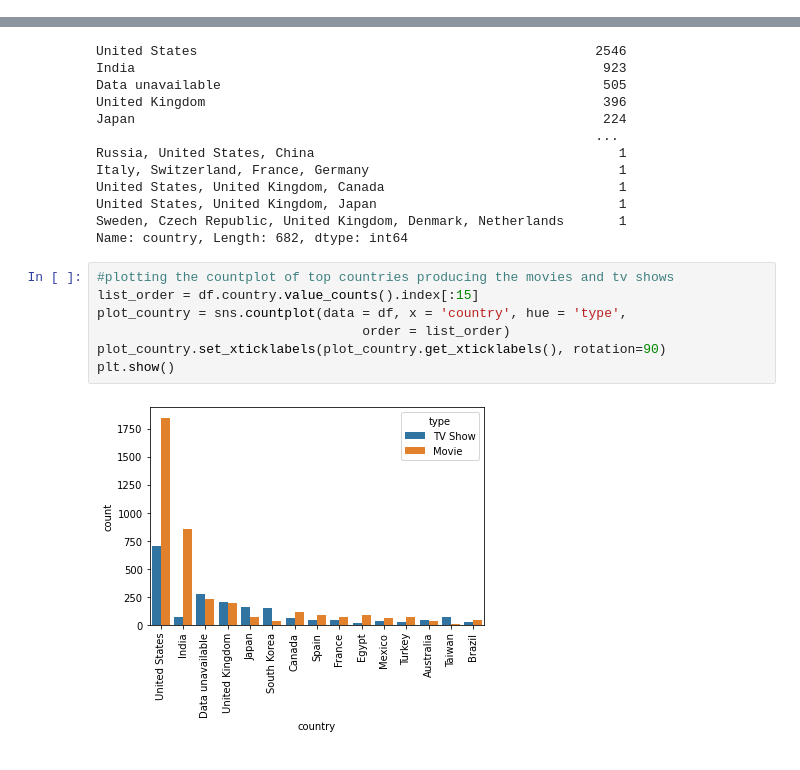
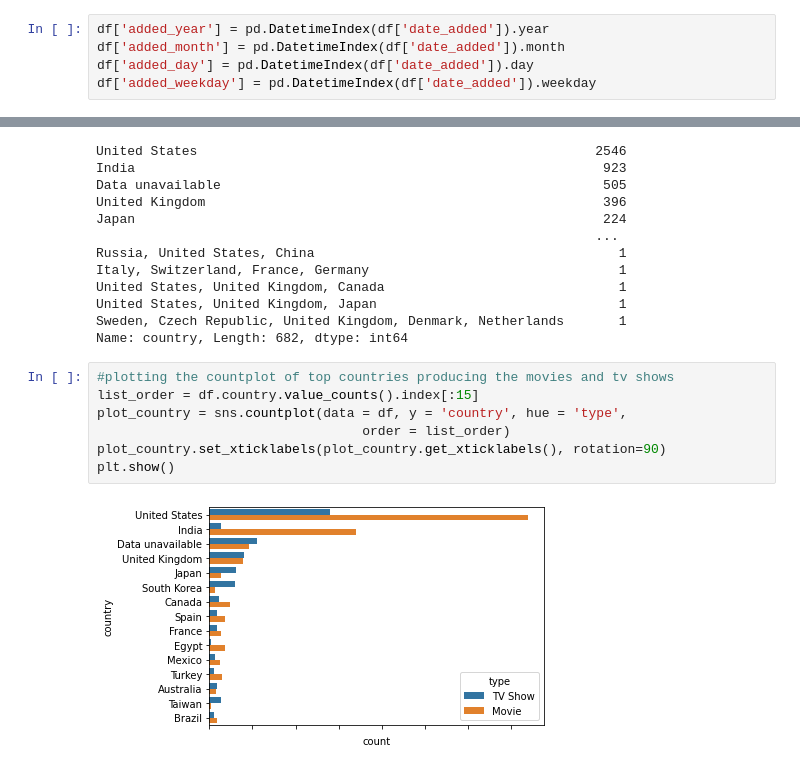
Before and after one commit to V-dit/Netflix-movies-and-tv-shows, a Jupyter notebook: NETFLIX_MOVIES_AND_TV_SHOWS_CLUSTERING.ipynb, the cells around one changed output, grey strips where cells are left out. Drawn from its saved outputs; the diff is of its cells as text.

```diff
--- a/NETFLIX_MOVIES_AND_TV_SHOWS_CLUSTERING.ipynb
+++ b/NETFLIX_MOVIES_AND_TV_SHOWS_CLUSTERING.ipynb
@@ -228,0 +226,5 @@ df['added_year'] = pd.DatetimeIndex(df['date_added']).year
+# %%
+df['added_year'] = pd.DatetimeIndex(df['date_added']).year
+df['added_month'] = pd.DatetimeIndex(df['date_added']).month
+df['added_day'] = pd.DatetimeIndex(df['date_added']).day
+df['added_weekday'] = pd.DatetimeIndex(df['date_added']).weekday
@@ -253,11 +264,11 @@ Name: country, Length: 682, dtype: int64
 # %%
 #plotting the countplot of top countries producing the movies and tv shows
 list_order = df.country.value_counts().index[:15]
-plot_country = sns.countplot(data = df, x = 'country', hue = 'type',
+plot_country = sns.countplot(data = df, y = 'country', hue = 'type',
                                   order = list_order)
 plot_country.set_xticklabels(plot_country.get_xticklabels(), rotation=90)
 plt.show()
 # %% [output]
-[figure, old version]
+[figure, new version]
 # %%
 #plotting the countplot of top directors producing the movies and tv shows
```
Also changed, not shown: parts of 6 cells of this notebook.
